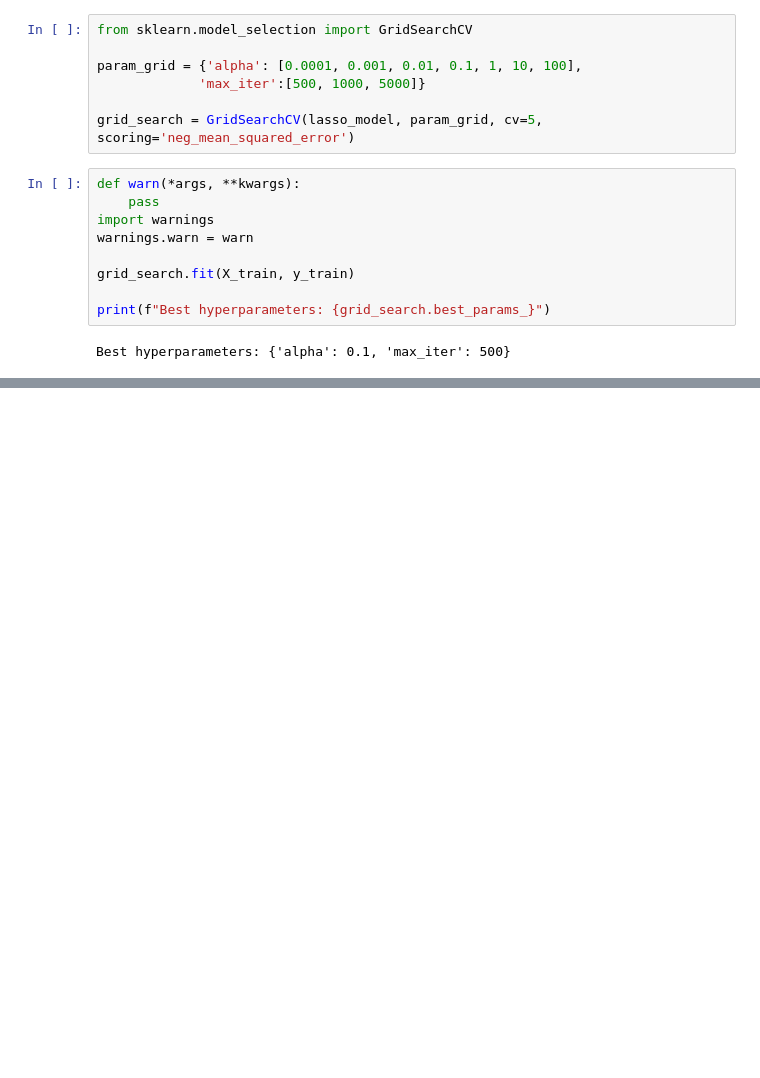
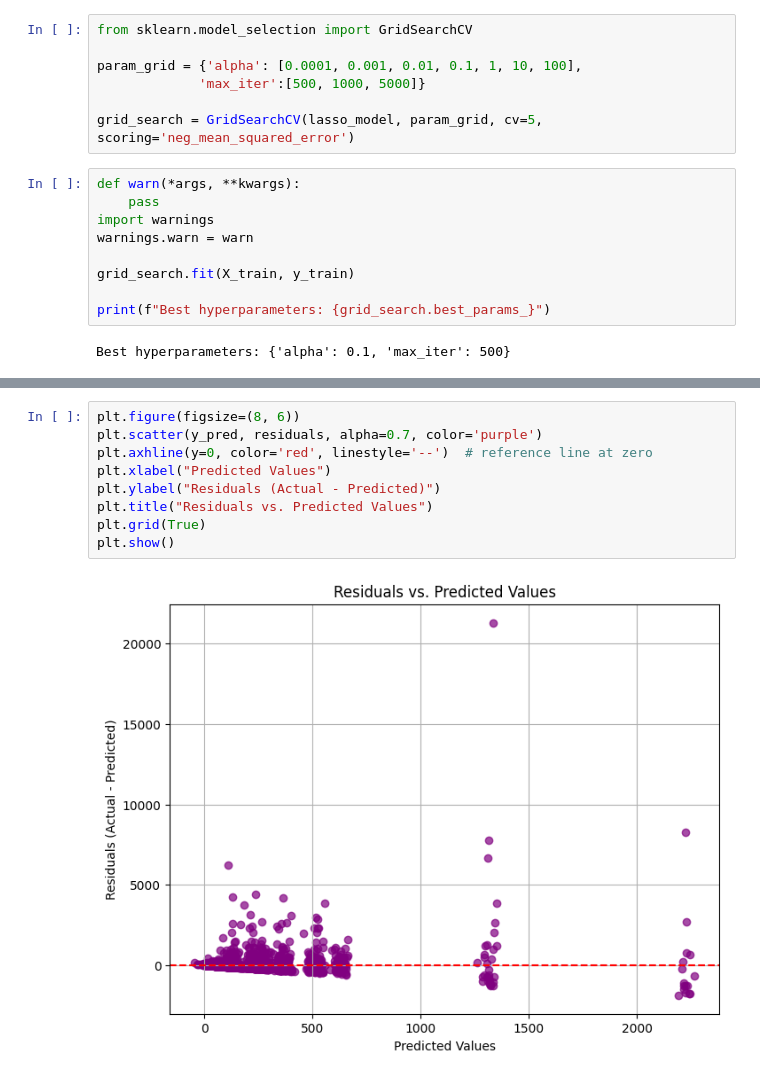
Before and after one commit to dholmes3514/4Geeks_final_project, a Jupyter notebook: notebooks/Training Models Lasso.ipynb, the cells around one changed output, grey strips where cells are left out. Drawn from its saved outputs; the diff is of its cells as text; blank space fills up the shorter version.

```diff
--- a/notebooks/Training Models Lasso.ipynb
+++ b/notebooks/Training Models Lasso.ipynb
@@ -255,0 +180,11 @@ Coefficient of determination: 0.2344714523325987
+# %%
+plt.figure(figsize=(8, 6))
+plt.scatter(y_pred, residuals, alpha=0.7, color='purple')
+plt.axhline(y=0, color='red', linestyle='--')  # reference line at zero
+plt.xlabel("Predicted Values")
+plt.ylabel("Residuals (Actual - Predicted)")
+plt.title("Residuals vs. Predicted Values")
+plt.grid(True)
+plt.show()
+# %% [output]
+[figure, added]
```
Also changed, not shown: parts of 16 cells of this notebook, 4 other files.
